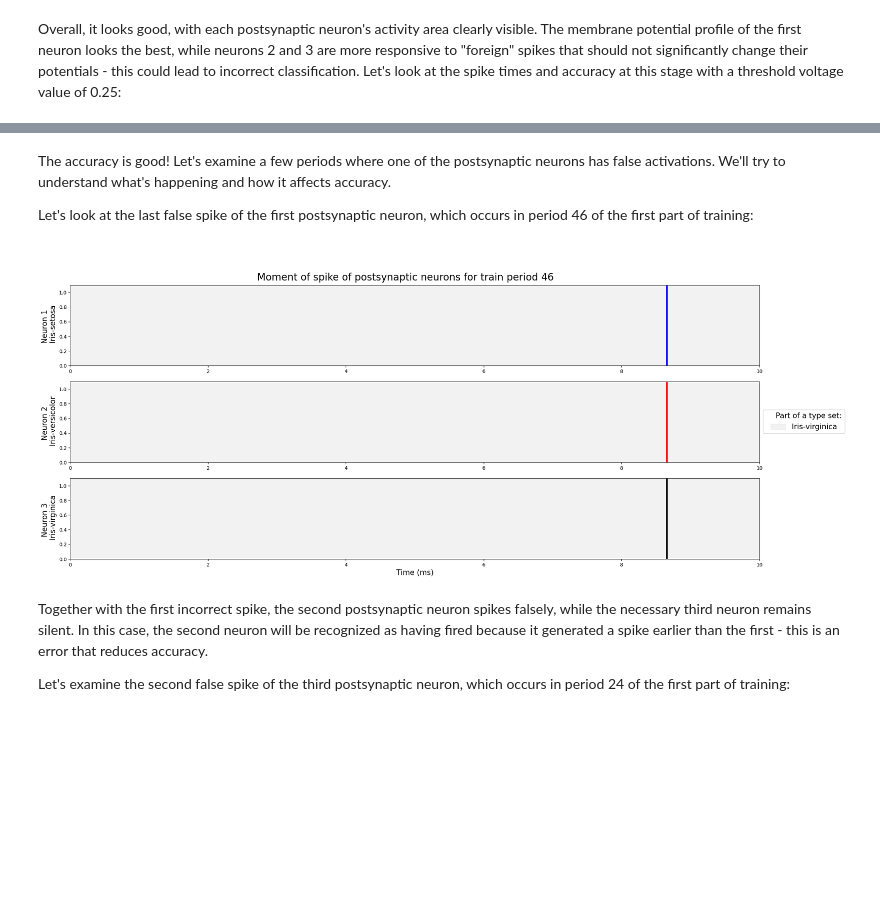
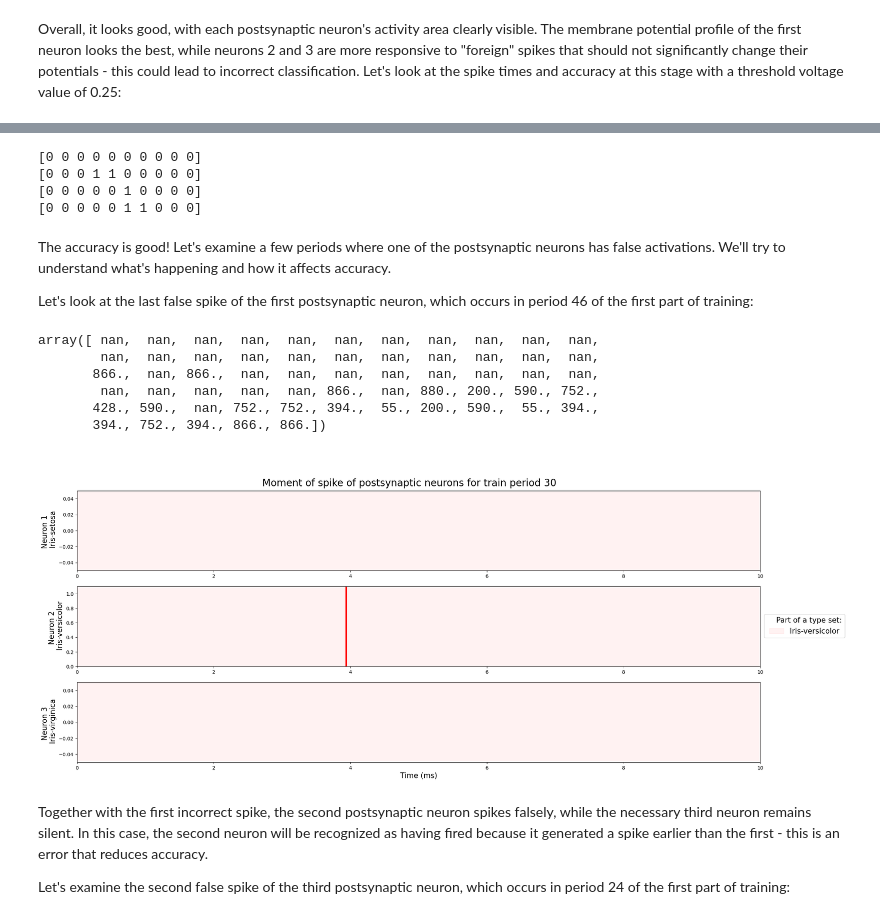
Before and after one commit to markblz/curupirAi, a Jupyter notebook: snn-for-encoded-iris-dataset-test-accuracy-100.ipynb, the cells around one changed output, grey strips where cells are left out. Drawn from its saved outputs; the diff is of its cells as text; code cells hidden in the pictures; blank space fills up the shorter version.

Commit message:
Global Time Counter Design Added

```diff
--- a/snn-for-encoded-iris-dataset-test-accuracy-100.ipynb
+++ b/snn-for-encoded-iris-dataset-test-accuracy-100.ipynb
@@ -124,7 +145,7 @@ array([[ 6.32765134,  9.87105956,  8.84511981,  0.1       ,  0.1       ,
          0.1       ,  0.1       ,  0.1       ,  0.1       ,  0.1       ,
          0.1       ,  8.08711908, 16.22860667, 14.7324851 , 10.53426662]])
 # %%
-list_weight = (list_weight*250).astype(int)
+list_weight = np.round(list_weight*250)
 # %%
 list_weight
 # %% [output]
@@ -152,11 +172,14 @@ But first, let's introduce the formula for changing the membrane potential of a
 ![Снимок экрана 2023-06-15 в 16.45.21.png](attachment:a6041bc1-f28f-43a7-aa04-90cacb89b7e6.png)
 # %% [markdown]
 this formula is a slightly modified and simplified version of formula from [10], but all the logic of the classic LIF neuron is preserved here. In my formula, the resting potential is absent because I assume it to be equal to 0. Input parameters such as tau, dt, Vmin can be chosen to approximate the model to the biological neuron model. In this case, I do not have such a task, so the parameters are chosen to be as clear and functional as possible. Now let's implement this logic in code:
+# %%
+spike_list_global = []
+f0_global = []
 # %%
 def LIF_SNN(n, l, data, weight, v_spike):
 
     V_min = 0
-    V_spike = int(v_spike*250)
+    V_spike = v_spike*4000/0.25
     r = 5
     tau = 2.5
     dt = 0.01
@@ -172,9 +195,13 @@ def LIF_SNN(n, l, data, weight, v_spike):
         for u in range(l):
 
             t = 0
-            f0 = (np.round(data[u][np.newaxis].T, 3) * 1000).astype(int)
+            loucura = data[u][np.newaxis].T
+            loucura = np.where(loucura == 1e-04, 0.001, loucura)
+            f0 = (np.round(loucura, 3) * 1000).astype(int)
+            f0_global.append(loucura)
             f1 = np.tile(np.arange(1000), (40, 1))
             f2 = np.where(((f1 == f0) & (f0 > 0)), 1, 0)
+            spike_list_global.append(f2.copy())
             f2 = f2 * weight[n][np.newaxis].T
             spike_list = np.sum(f2.copy(), axis = 0)
 
@@ -187,7 +214,7 @@ def LIF_SNN(n, l, data, weight, v_spike):
                     v[n, u, step] = 0
                     t = t - 1
 
-                v[n, u, step + 1] = v[n, u, step] - 1 + r * spike_list[step]
+                v[n, u, step + 1] = v[n, u, step]  +  spike_list[step]
         t_post_[n, :] = t_post[n, n * int(l / 3):n * int(l / 3) + int(l / 3)]
 
     return v, t_post_, t_post
@@ -310,12 +381,32 @@ accur.: 33.33 %
+# %%
+
+collapsed_spikes = np.sum(spike_list_global[31], axis=1)
+
+for i in range(0, len(collapsed_spikes), 10):
+    print(collapsed_spikes[i:i+10])
+# %% [output]
+[0 0 0 0 0 0 0 0 0 0]
+[0 0 0 1 1 0 0 0 0 0]
+[0 0 0 0 0 1 0 0 0 0]
+[0 0 0 0 0 1 1 0 0 0]
 # %% [markdown]
 
 The accuracy is good! Let's examine a few periods where one of the postsynaptic neurons has false activations. We'll try to understand what's happening and how it affects accuracy.
 
 Let's look at the last false spike of the first postsynaptic neuron, which occurs in period 46 of the first part of training:
+# %%
+spike_time[2]
+# %% [output]
+array([ nan,  nan,  nan,  nan,  nan,  nan,  nan,  nan,  nan,  nan,  nan,
+        nan,  nan,  nan,  nan,  nan,  nan,  nan,  nan,  nan,  nan,  nan,
+       866.,  nan, 866.,  nan,  nan,  nan,  nan,  nan,  nan,  nan,  nan,
+        nan,  nan,  nan,  nan,  nan, 866.,  nan, 880., 200., 590., 752.,
+       428., 590.,  nan, 752., 752., 394.,  55., 200., 590.,  55., 394.,
+       394., 752., 394., 866., 866.])
 # %%
-spike_plot(spike_time, True, 46, 3)
+spike_plot(spike_time, True, 30, 2)
 # %% [output]
-[figure, old version]
+[figure, new version]
 # %% [markdown]
 Together with the first incorrect spike, the second postsynaptic neuron spikes falsely, while the necessary third neuron remains silent. In this case, the second neuron will be recognized as having fired because it generated a spike earlier than the first - this is an error that reduces accuracy.
 
```
Also changed, not shown: parts of 17 cells of this notebook, 20 other files.
